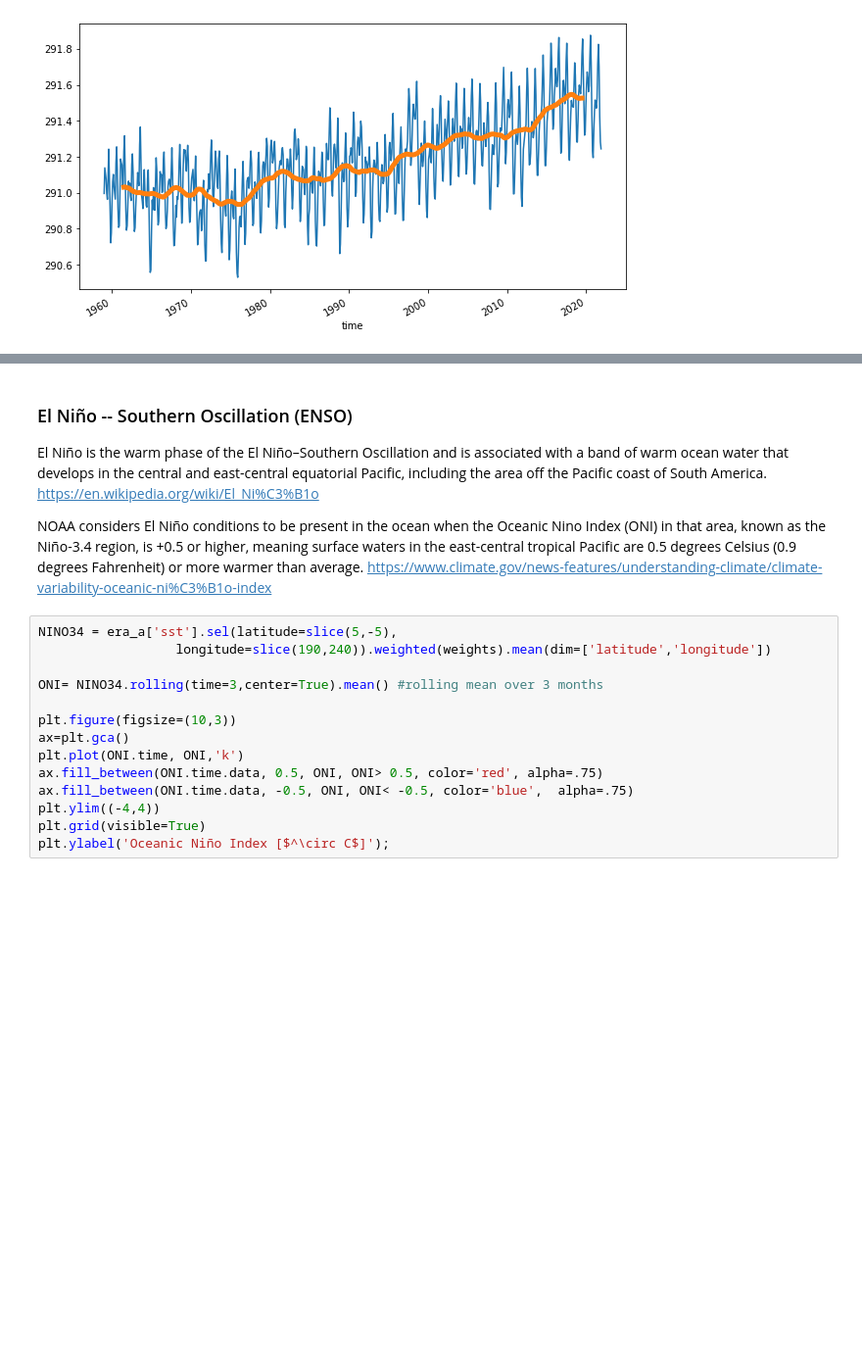
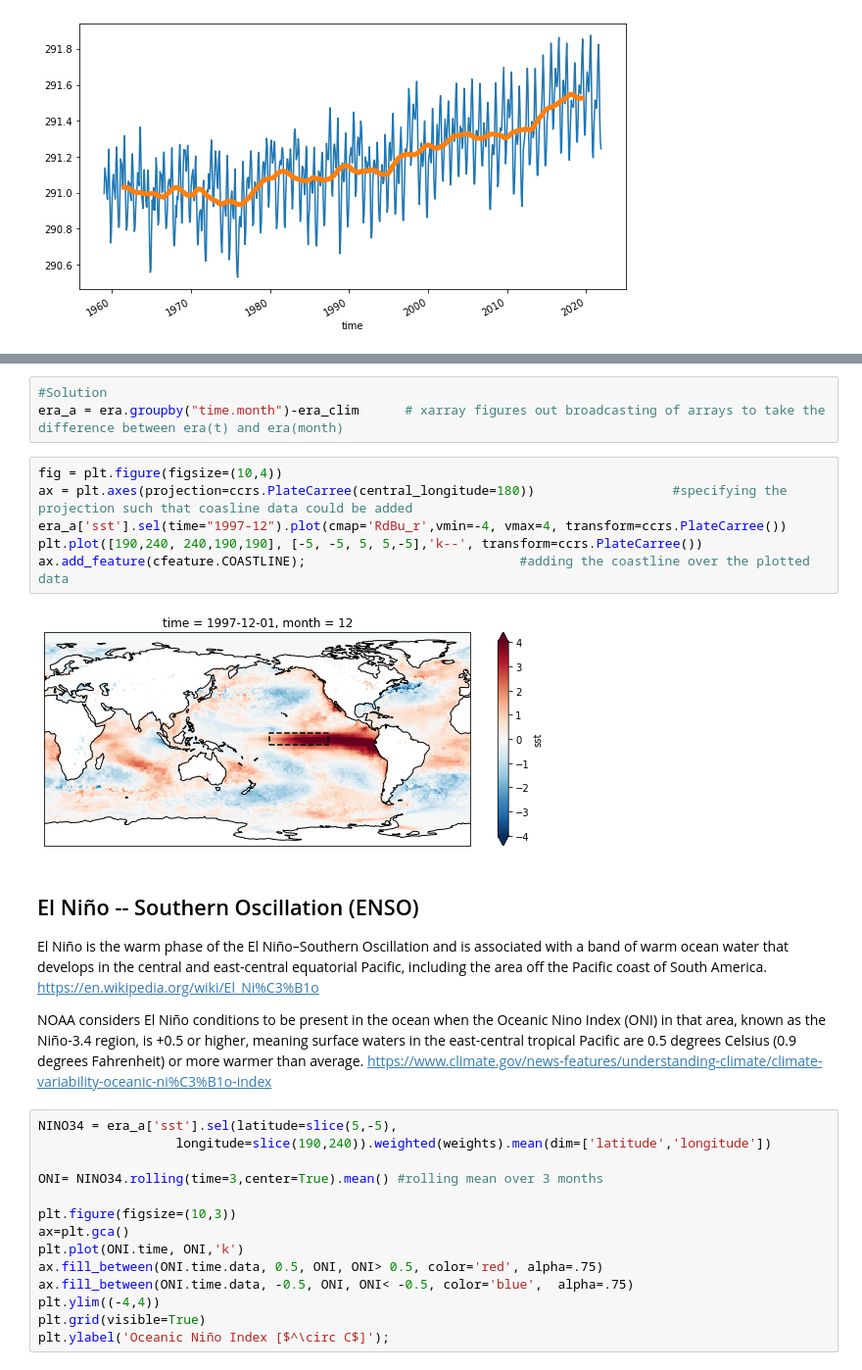
Before and after one commit to gmanuch/DataScienceOceanography, a Jupyter notebook: Tutorials/PO/ENSO.ipynb, the cells around one changed output, grey strips where cells are left out. Shown at 98% size. Drawn from its saved outputs; the diff is of its cells as text; blank space fills up the shorter version.

```diff
--- a/Tutorials/PO/ENSO.ipynb
+++ b/Tutorials/PO/ENSO.ipynb
@@ -277,5 +261,16 @@ Video('sst_anomaly.mp4')
+# %%
+#Solution
+era_a = era.groupby("time.month")-era_clim      # xarray figures out broadcasting of arrays to take the difference between era(t) and era(month)
+# %%
+fig = plt.figure(figsize=(10,4))
+ax = plt.axes(projection=ccrs.PlateCarree(central_longitude=180))                  #specifying the projection such that coasline data could be added
+era_a['sst'].sel(time="1997-12").plot(cmap='RdBu_r',vmin=-4, vmax=4, transform=ccrs.PlateCarree())
+plt.plot([190,240, 240,190,190], [-5, -5, 5, 5,-5],'k--', transform=ccrs.PlateCarree())
+ax.add_feature(cfeature.COASTLINE);                            #adding the coastline over the plotted data
+# %% [output]
+[figure, added]
 # %% [markdown]
-### El Niño -- Southern Oscillation (ENSO)
+## El Niño -- Southern Oscillation (ENSO)
 
 El Niño is the warm phase of the El Niño–Southern Oscillation and is associated with a band of warm ocean water that develops in the central and east-central equatorial Pacific, including the area off the Pacific coast of South America. https://en.wikipedia.org/wiki/El_Ni%C3%B1o
 
```
Also changed, not shown: parts of 16 cells of this notebook, 2 other files.
